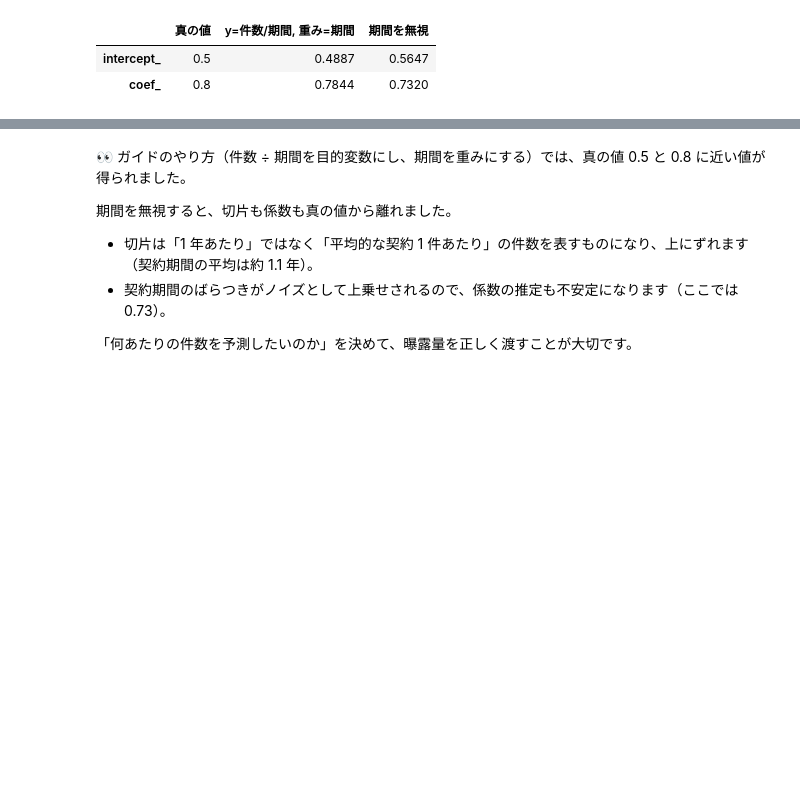
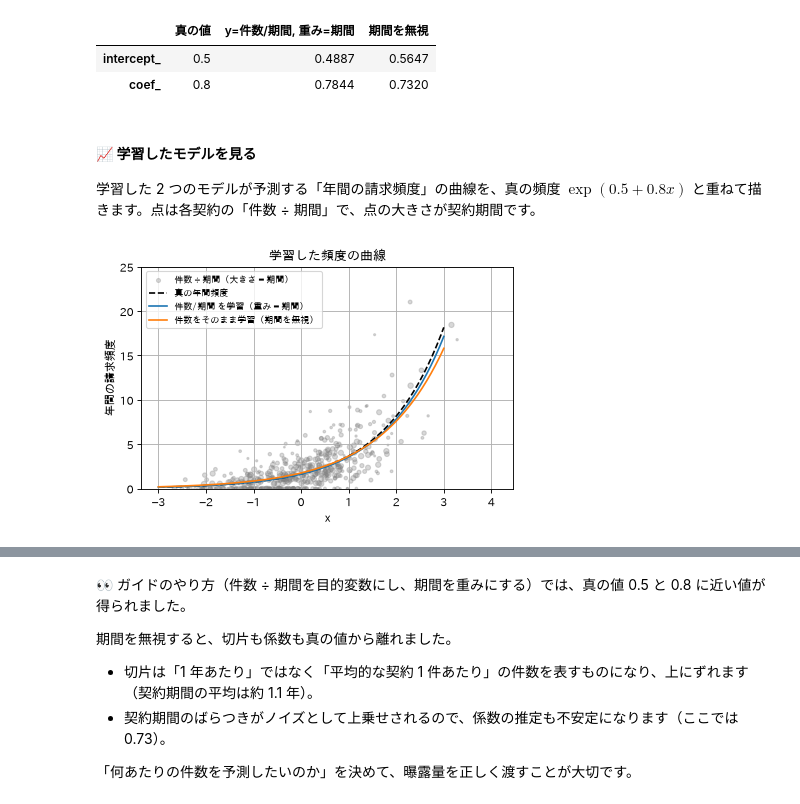
Before and after one commit to qsat/sandbox, a Jupyter notebook: study-sklearn/notebooks/01_supervised/01_linear_models_3_classification_glm.ipynb, the cells around one changed output, grey strips where cells are left out. Drawn from its saved outputs; the diff is of its cells as text; code cells hidden in the pictures; blank space fills up the shorter version.

```diff
--- a/study-sklearn/notebooks/01_supervised/01_linear_models_3_classification_glm.ipynb
+++ b/study-sklearn/notebooks/01_supervised/01_linear_models_3_classification_glm.ipynb
@@ -631,3 +693,17 @@ pd.DataFrame({"真の値": [0.5, 0.8],
 |  | 真の値 | y=件数/期間, 重み=期間 | 期間を無視 |
 | intercept_ | 0.5 | 0.4887 | 0.5647 |
 | coef_ | 0.8 | 0.7844 | 0.7320 |
+# %% [markdown]
+#### 📈 学習したモデルを見る
+
+学習した 2 つのモデルが予測する「年間の請求頻度」の曲線を、真の頻度 $\exp(0.5 + 0.8x)$ と重ねて描きます。点は各契約の「件数 ÷ 期間」で、点の大きさが契約期間です。
+# %%
+g_e = np.linspace(-3, 3, 200)[:, None]
+plt.scatter(x_e[:, 0], claims / exposure, s=exposure * 12, alpha=0.3, c="gray", label="件数 ÷ 期間（大きさ = 期間）")
+plt.plot(g_e, np.exp(0.5 + 0.8 * g_e[:, 0]), "k--", label="真の年間頻度")
+plt.plot(g_e, right.predict(g_e), label="件数/期間 を学習（重み = 期間）")
+plt.plot(g_e, wrong.predict(g_e), label="件数をそのまま学習（期間を無視）")
+plt.ylim(0, 25); plt.xlabel("x"); plt.ylabel("年間の請求頻度"); plt.legend(fontsize=8)
+plt.title("学習した頻度の曲線"); plt.show()
+# %% [output]
+[figure, added]
```
Also changed, not shown: parts of 11 cells of this notebook.
